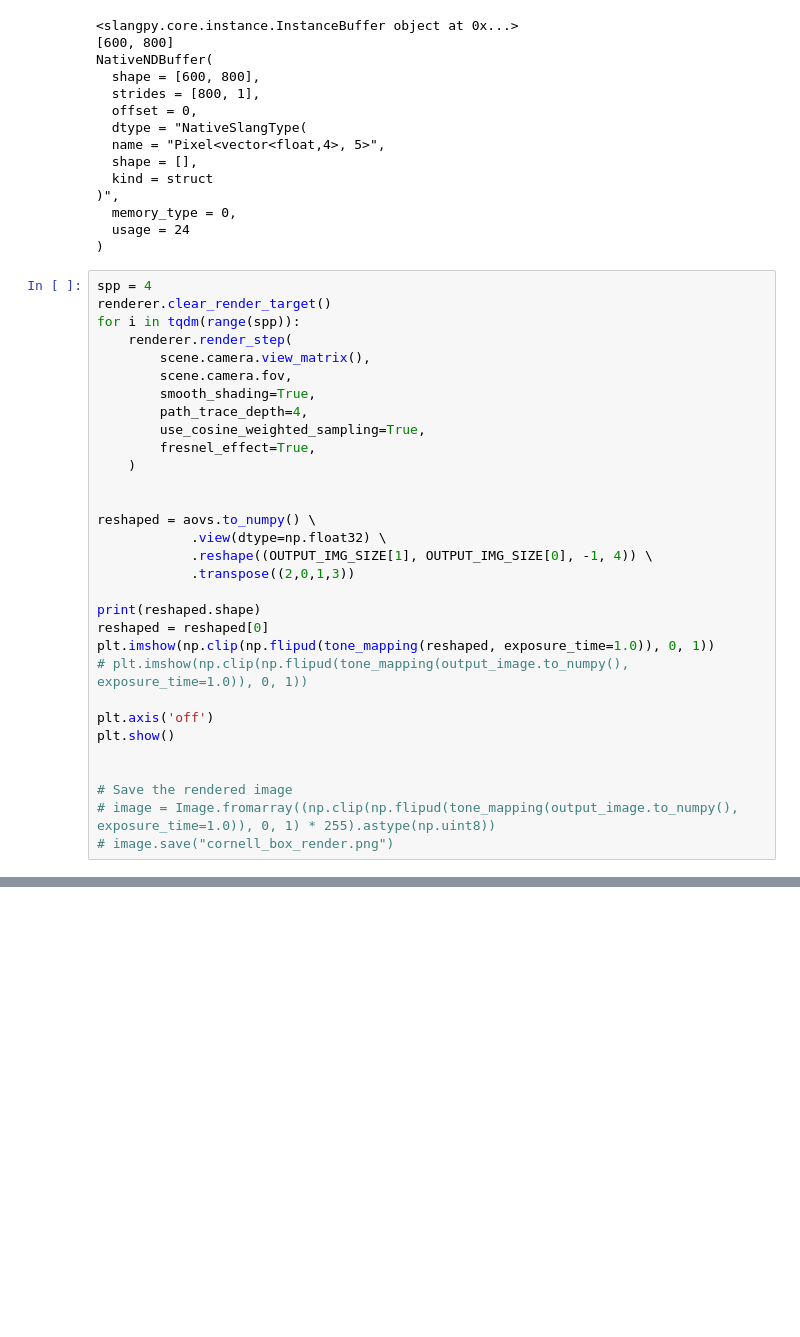
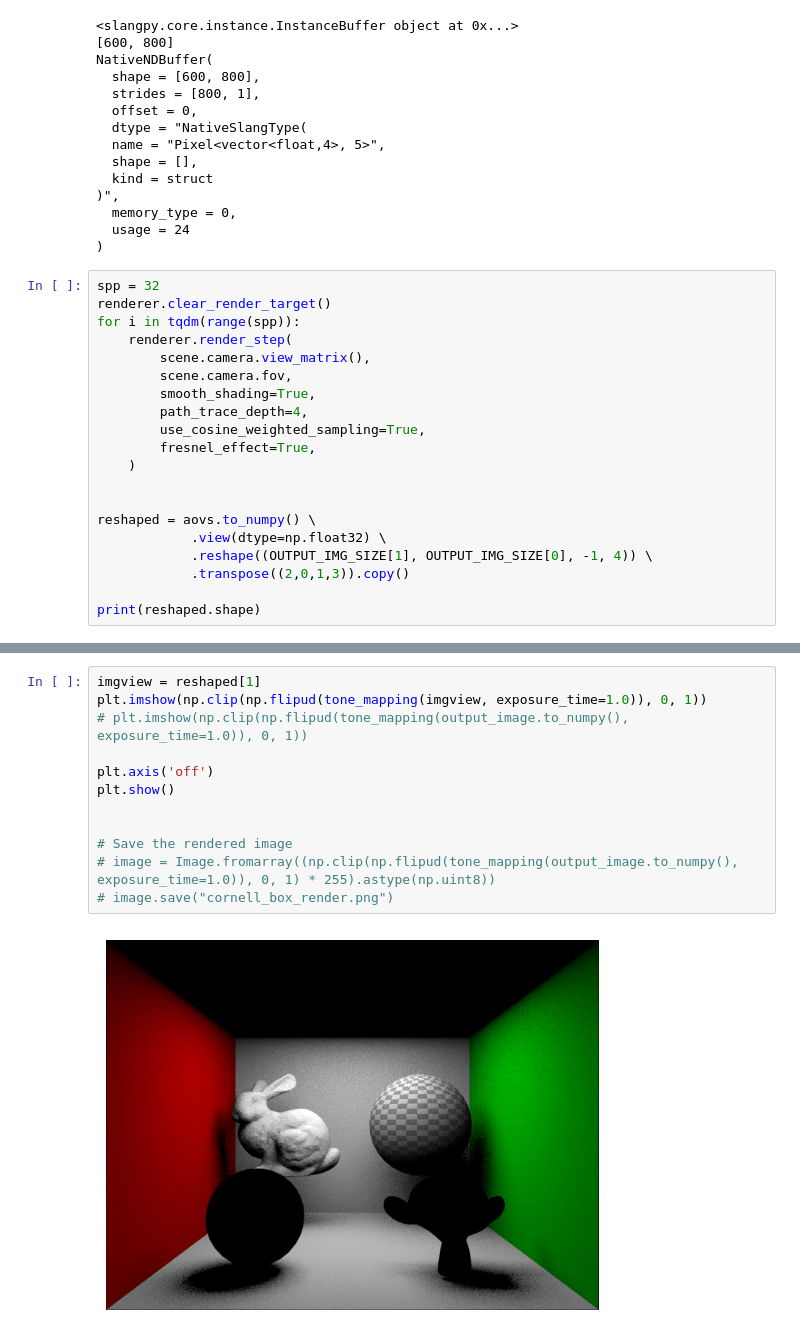
Before and after one commit to scottdmilner/cs248a-asst4, a Jupyter notebook: notebooks/assignment4/final.ipynb, the cells around one changed output, grey strips where cells are left out. Drawn from its saved outputs; the diff is of its cells as text; blank space fills up the shorter version.

```diff
--- a/notebooks/assignment4/final.ipynb
+++ b/notebooks/assignment4/final.ipynb
@@ -291,7 +285,7 @@ NativeNDBuffer(
   usage = 24
 )
 # %%
-spp = 4
+spp = 32
 renderer.clear_render_target()
 for i in tqdm(range(spp)):
     renderer.render_step(
@@ -307,18 +301,7 @@ for i in tqdm(range(spp)):
 reshaped = aovs.to_numpy() \
             .view(dtype=np.float32) \
             .reshape((OUTPUT_IMG_SIZE[1], OUTPUT_IMG_SIZE[0], -1, 4)) \
-            .transpose((2,0,1,3))
+            .transpose((2,0,1,3)).copy()
 
 print(reshaped.shape)
-reshaped = reshaped[0]
-plt.imshow(np.clip(np.flipud(tone_mapping(reshaped, exposure_time=1.0)), 0, 1))
-# plt.imshow(np.clip(np.flipud(tone_mapping(output_image.to_numpy(), exposure_time=1.0)), 0, 1))
-
-plt.axis('off')
-plt.show()
-
-
-# Save the rendered image
-# image = Image.fromarray((np.clip(np.flipud(tone_mapping(output_image.to_numpy(), exposure_time=1.0)), 0, 1) * 255).astype(np.uint8))
-# image.save("cornell_box_render.png")
 # %% [output]
@@ -326,0 +317,14 @@ plt.show()
+# %%
+imgview = reshaped[1]
+plt.imshow(np.clip(np.flipud(tone_mapping(imgview, exposure_time=1.0)), 0, 1))
+# plt.imshow(np.clip(np.flipud(tone_mapping(output_image.to_numpy(), exposure_time=1.0)), 0, 1))
+
+plt.axis('off')
+plt.show()
+
+
+# Save the rendered image
+# image = Image.fromarray((np.clip(np.flipud(tone_mapping(output_image.to_numpy(), exposure_time=1.0)), 0, 1) * 255).astype(np.uint8))
+# image.save("cornell_box_render.png")
+# %% [output]
+[figure, added]
```
Also changed, not shown: parts of 2 cells of this notebook, 5 other files.
